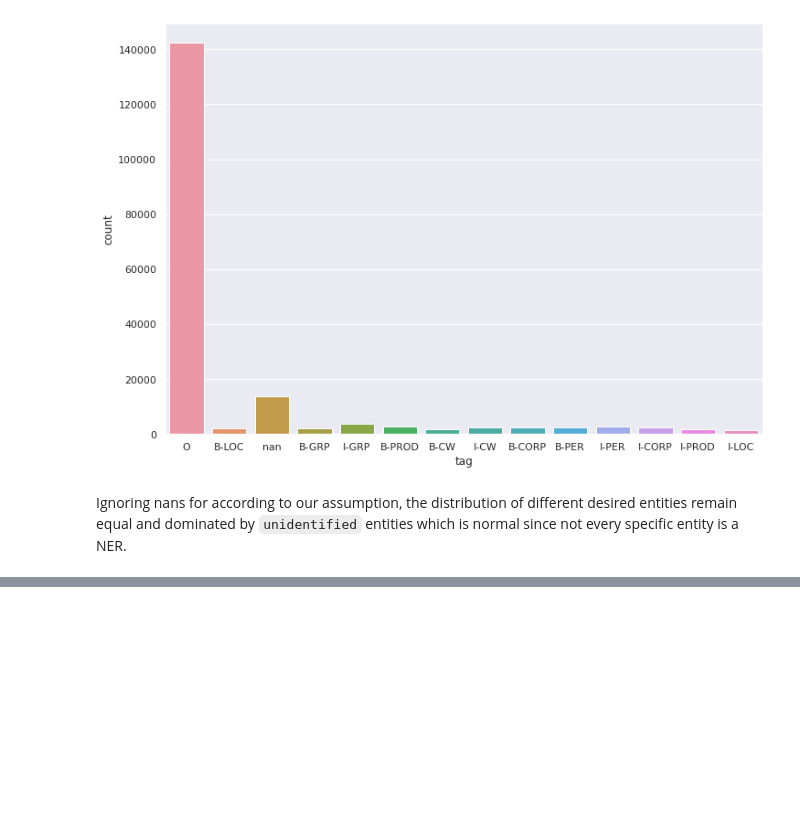
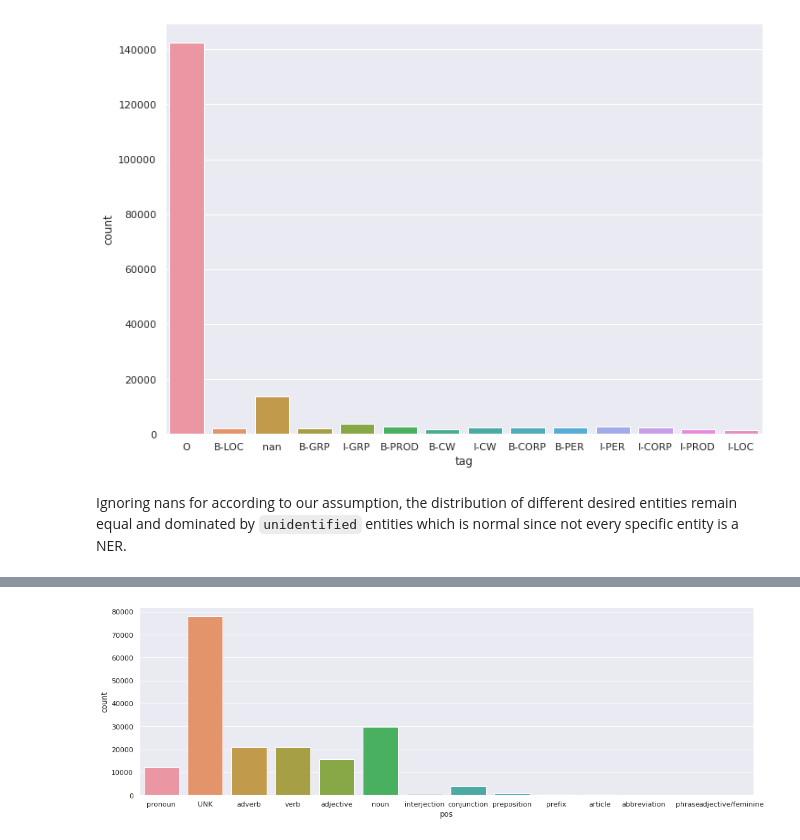
Before and after one commit to silvererudite/ner_recognition, a Jupyter notebook: notebooks/eda/bangla-ner-classification.ipynb, the cells around one changed output, grey strips where cells are left out. Cells and saved outputs as stored; diff of their text form; code cells hidden in the pictures; blank space fills up the shorter version.

Commit message:
bangla-ner-classification | Version 2

```diff
--- a/notebooks/eda/bangla-ner-classification.ipynb
+++ b/notebooks/eda/bangla-ner-classification.ipynb
@@ -184,3 +184,6 @@ sns.countplot(train_data['tag'])
 [figure]
 # %% [markdown]
 Ignoring nans for according to our assumption, the distribution of different desired entities remain equal and dominated by `unidentified` entities which is normal since not every specific entity is a NER.
+# %%
+pos_dataset = pd.read_csv('/kaggle/input/bangla-parts-of-speechpos-tag/postag.txt', sep=" ", header=None, dtype='str')
+pos_dataset.head()
@@ -186,0 +197,5 @@ Ignoring nans for according to our assumption, the distribution of different des
+# %%
+pos_dict = dict(zip(pos_dataset[0], pos_dataset[1]))
+# %%
+def add_pos(ent):
+    return pos_dict.get(ent, 'UNK')
@@ -186,0 +204,2 @@ Ignoring nans for according to our assumption, the distribution of different des
+# %%
+train_data['pos'] = train_data['entity'].apply(add_pos)
@@ -186,0 +215,8 @@ Ignoring nans for according to our assumption, the distribution of different des
+# %%
+plt.figure(figsize=(15, 5))
+ax = sns.countplot(train_data['pos'])
+#ax.set_xticklabels(ax.get_xticklabels(), rotation=90, ha="center")
+plt.tight_layout()
+plt.show()
+# %% [output]
+[figure, added]
```
Also changed, not shown: parts of 7 cells of this notebook.
